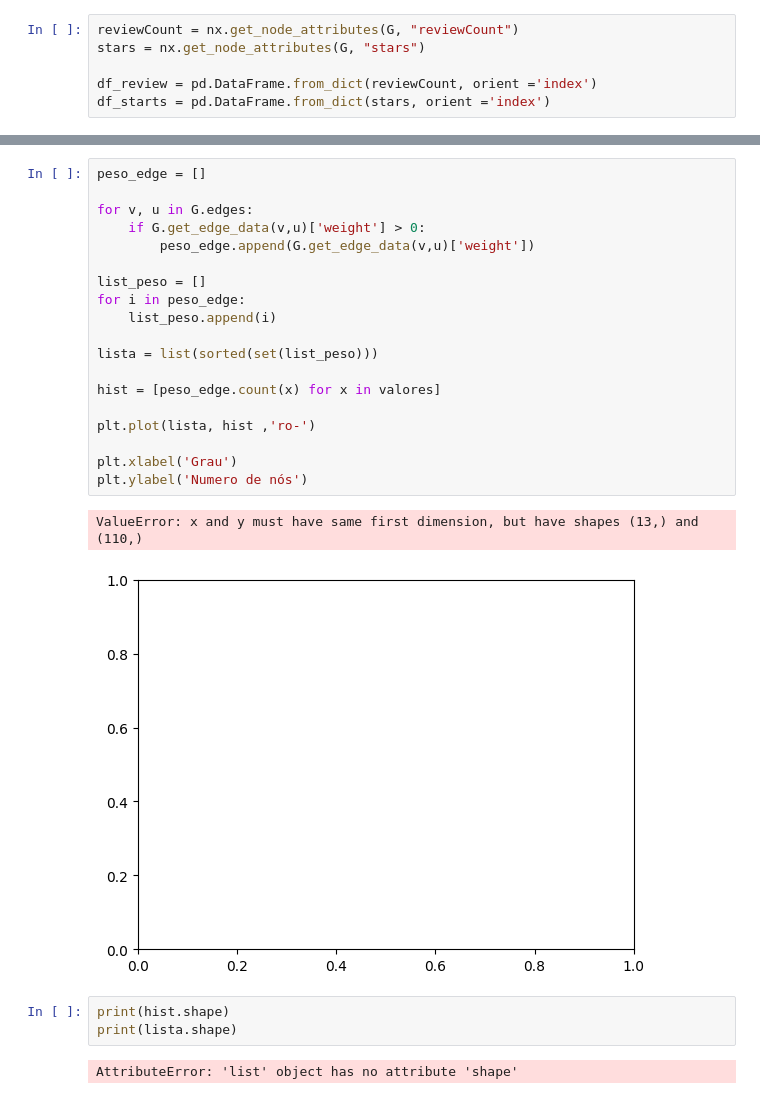
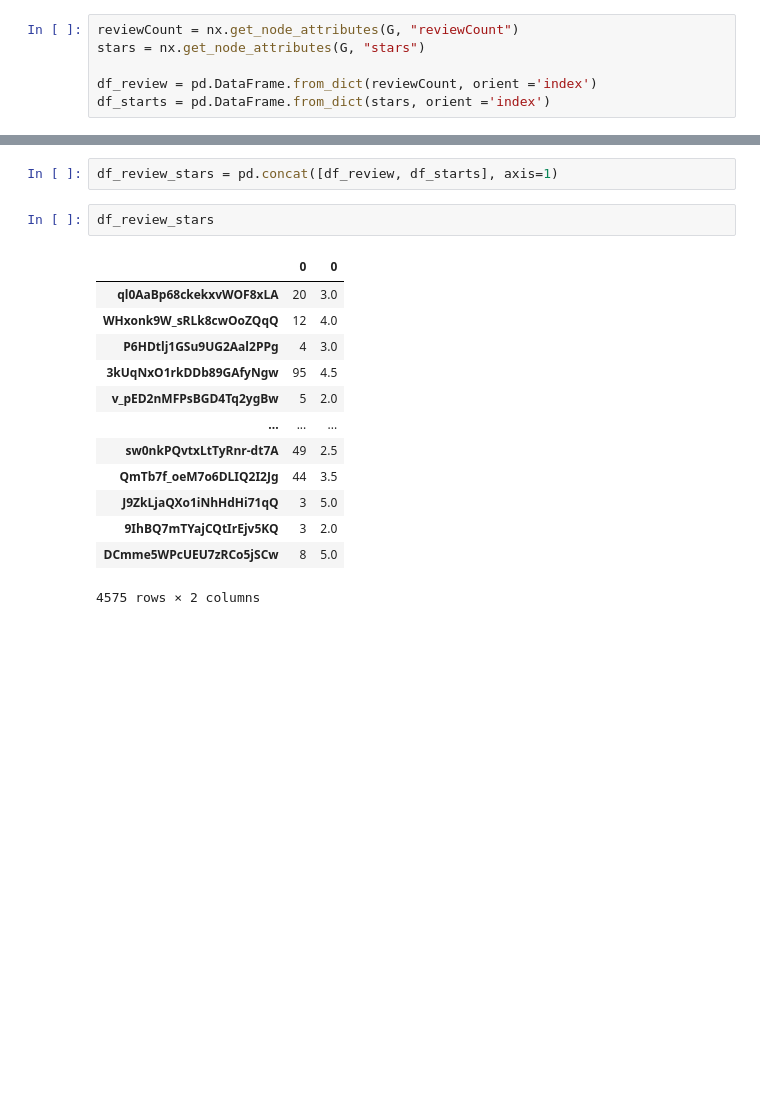
Before and after one commit to rwc2408/CienciadasRedes, a Jupyter notebook: Desafio 01/Desafio01_AnaliseExploratoria.ipynb, the cells around one changed output, grey strips where cells are left out. Drawn from its saved outputs; the diff is of its cells as text; blank space fills up the shorter version.

```diff
--- a/Desafio 01/Desafio01_AnaliseExploratoria.ipynb
+++ b/Desafio 01/Desafio01_AnaliseExploratoria.ipynb
@@ -201,27 +192,18 @@ df_review
-# %%
-peso_edge = []
-
-for v, u in G.edges:
-    if G.get_edge_data(v,u)['weight'] > 0:
-        peso_edge.append(G.get_edge_data(v,u)['weight'])
-
-list_peso = []
-for i in peso_edge:
-    list_peso.append(i)
-
-lista = list(sorted(set(list_peso)))
-
-hist = [peso_edge.count(x) for x in valores]
-
-plt.plot(lista, hist ,'ro-')
-
-plt.xlabel('Grau')
-plt.ylabel('Numero de nós')
-# %% [output]
-ValueError: x and y must have same first dimension, but have shapes (13,) and (110,)
-[figure, removed]
-# %%
-print(hist.shape)
-print(lista.shape)
-# %% [output]
-AttributeError: 'list' object has no attribute 'shape'
+# %%
+df_review_stars = pd.concat([df_review, df_starts], axis=1)
+# %%
+df_review_stars
+# %% [output]
+|  | 0 | 0 |
+| ql0AaBp68ckekxvWOF8xLA | 20 | 3.0 |
+| WHxonk9W_sRLk8cwOoZQqQ | 12 | 4.0 |
+| P6HDtlj1GSu9UG2Aal2PPg | 4 | 3.0 |
+| 3kUqNxO1rkDDb89GAfyNgw | 95 | 4.5 |
+| v_pED2nMFPsBGD4Tq2ygBw | 5 | 2.0 |
+| ... | ... | ... |
+| sw0nkPQvtxLtTyRnr-dt7A | 49 | 2.5 |
+| QmTb7f_oeM7o6DLIQ2I2Jg | 44 | 3.5 |
+| J9ZkLjaQXo1iNhHdHi71qQ | 3 | 5.0 |
+| 9IhBQ7mTYajCQtIrEjv5KQ | 3 | 2.0 |
+| DCmme5WPcUEU7zRCo5jSCw | 8 | 5.0 |
+4575 rows × 2 columns
```
Also changed, not shown: parts of 13 cells of this notebook.
